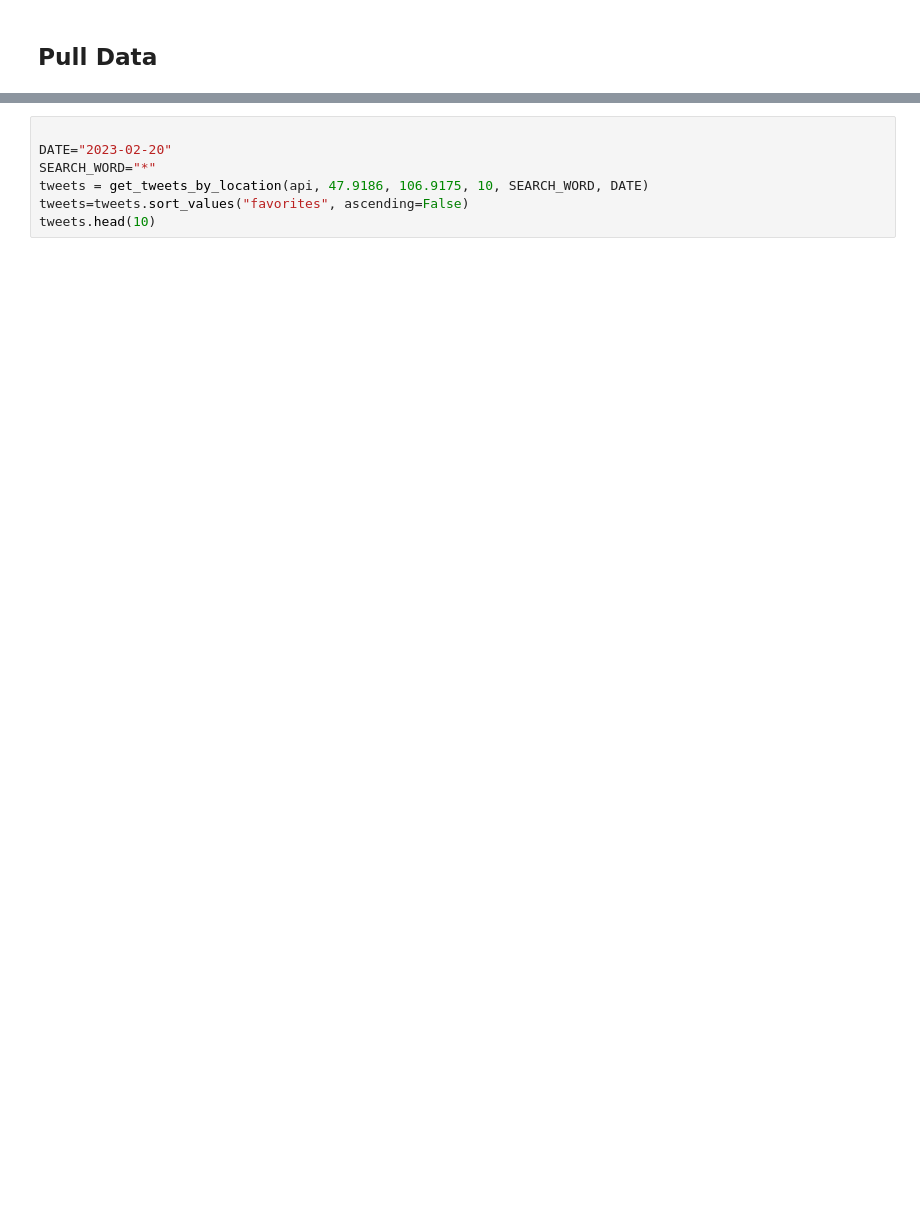
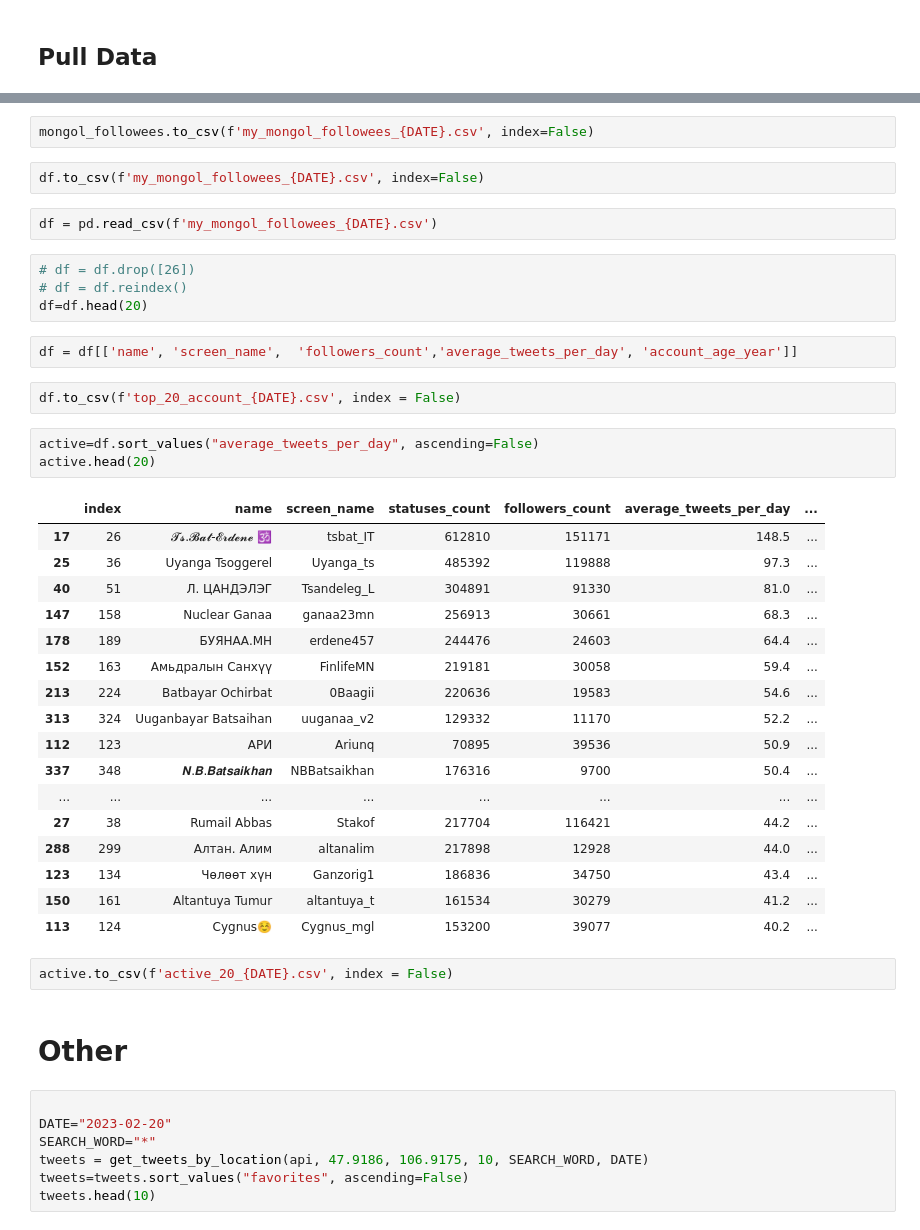
Before and after one commit to byambaa1982/mongol_tweets, a Jupyter notebook: tweets.ipynb, the cells around one changed output, grey strips where cells are left out. Saved outputs shown, nothing was run; the diff lists cells and outputs as text; blank space fills up the shorter version.

```diff
--- a/tweets.ipynb
+++ b/tweets.ipynb
@@ -169,3 +275,42 @@ def display_full(tweets):
+# %%
+mongol_followees.to_csv(f'my_mongol_followees_{DATE}.csv', index=False)
+# %%
+df.to_csv(f'my_mongol_followees_{DATE}.csv', index=False)
+# %%
+df = pd.read_csv(f'my_mongol_followees_{DATE}.csv')
+# %%
+# df = df.drop([26])
+# df = df.reindex()
+df=df.head(20)
+# %%
+df = df[['name', 'screen_name',  'followers_count','average_tweets_per_day', 'account_age_year']]
+# %%
+df.to_csv(f'top_20_account_{DATE}.csv', index = False)
+# %%
+active=df.sort_values("average_tweets_per_day", ascending=False)
+active.head(20)
+# %% [output]
+|  | index | name | screen_name | statuses_count | followers_count | average_tweets_per_day | ... |
+| 17 | 26 | 𝓣𝓼.𝓑𝓪𝓽-𝓔𝓻𝓭𝓮𝓷𝓮 🕉 | tsbat_IT | 612810 | 151171 | 148.5 | ... |
+| 25 | 36 | Uyanga Tsoggerel | Uyanga_ts | 485392 | 119888 | 97.3 | ... |
+| 40 | 51 | Л. ЦАНДЭЛЭГ | Tsandeleg_L | 304891 | 91330 | 81.0 | ... |
+| 147 | 158 | Nuclear Ganaa | ganaa23mn | 256913 | 30661 | 68.3 | ... |
+| 178 | 189 | БУЯНАА.МН | erdene457 | 244476 | 24603 | 64.4 | ... |
+| 152 | 163 | Амьдралын Санхүү | FinlifeMN | 219181 | 30058 | 59.4 | ... |
+| 213 | 224 | Batbayar Ochirbat | 0Baagii | 220636 | 19583 | 54.6 | ... |
+| 313 | 324 | Uuganbayar Batsaihan | uuganaa_v2 | 129332 | 11170 | 52.2 | ... |
+| 112 | 123 | АРИ | Ariunq | 70895 | 39536 | 50.9 | ... |
+| 337 | 348 | 𝑵.𝑩.𝑩𝒂𝒕𝒔𝒂𝒊𝒌𝒉𝒂𝒏 | NBBatsaikhan | 176316 | 9700 | 50.4 | ... |
+| ... | ... | ... | ... | ... | ... | ... | ... |
+| 27 | 38 | Rumail Abbas | Stakof | 217704 | 116421 | 44.2 | ... |
+| 288 | 299 | Aлтан. Алим | altanalim | 217898 | 12928 | 44.0 | ... |
+| 123 | 134 | Чөлөөт хүн | Ganzorig1 | 186836 | 34750 | 43.4 | ... |
+| 150 | 161 | Altantuya Tumur | altantuya_t | 161534 | 30279 | 41.2 | ... |
+| 113 | 124 | Cygnus☺️ | Cygnus_mgl | 153200 | 39077 | 40.2 | ... |
+# %%
+active.to_csv(f'active_20_{DATE}.csv', index = False)
+# %% [markdown]
+# Other
 # %%
 
 DATE="2023-02-20"
```
Also changed, not shown: parts of 15 cells of this notebook.
